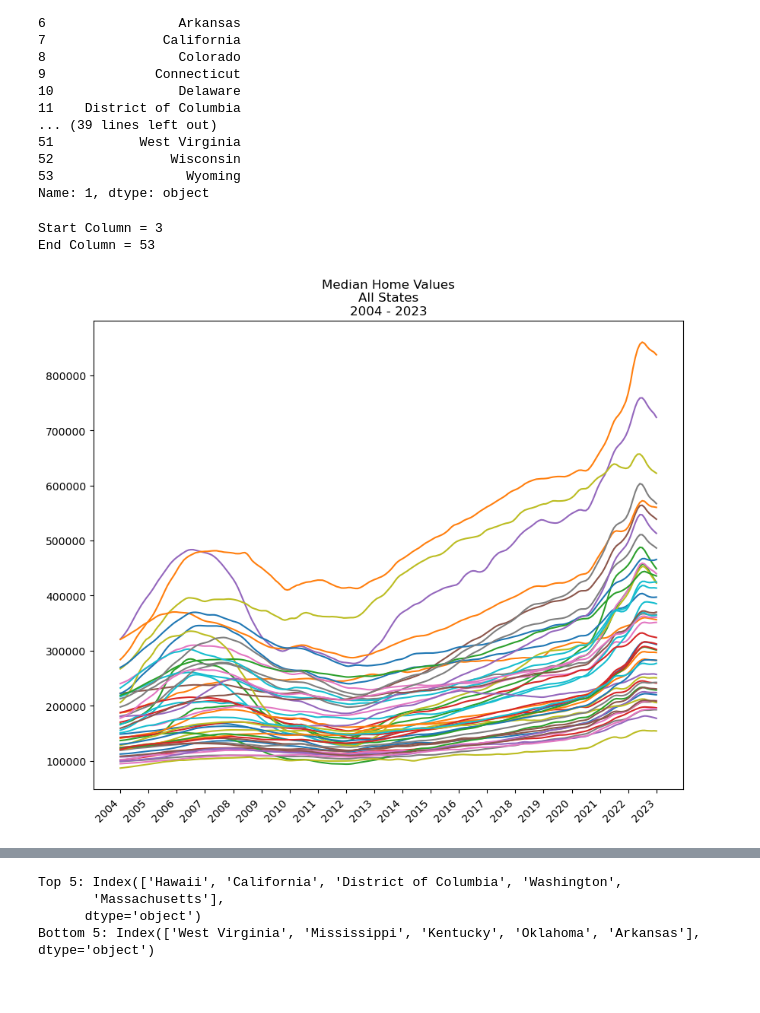
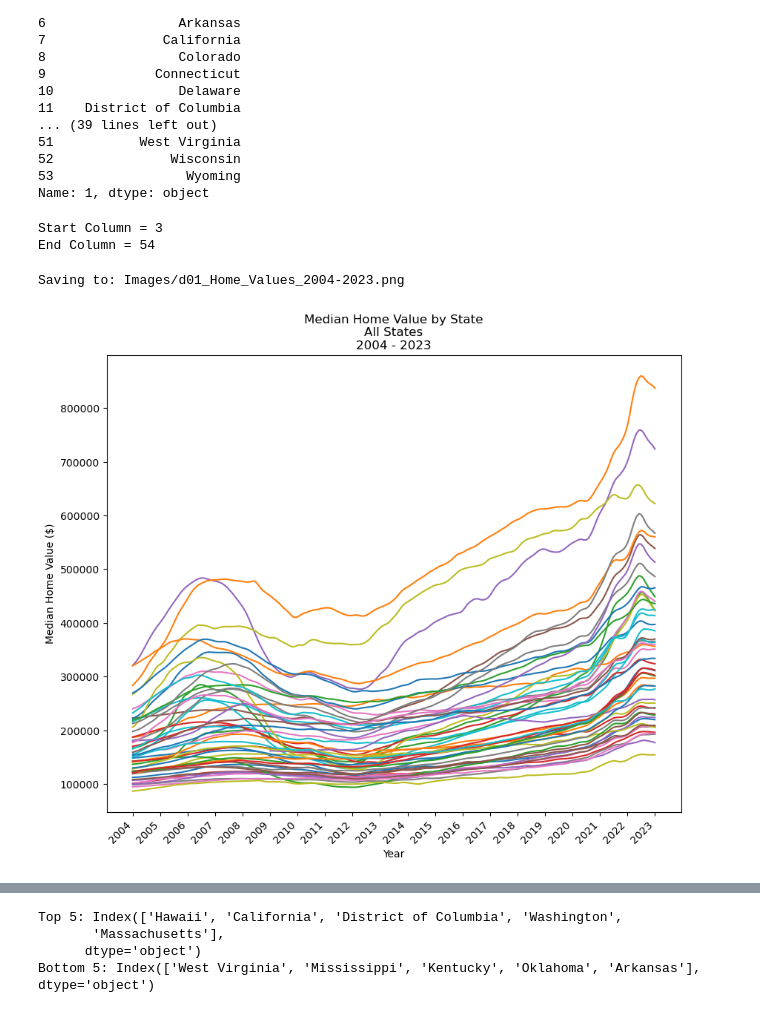
Before and after one commit to d-burke-data/Project_01, a Jupyter notebook: Work_David/Home_Value_vs_Median_Income.ipynb, the cells around one changed output, grey strips where cells are left out. Drawn from its saved outputs; the diff is of its cells as text; code cells hidden in the pictures.

```diff
--- a/Work_David/Home_Value_vs_Median_Income.ipynb
+++ b/Work_David/Home_Value_vs_Median_Income.ipynb
@@ -8,3 +13,13 @@ import pprint as pprint
+# %%
+figure_count = 0
+
+def save_figure(fig_count, path, filename):
+    fig_count = fig_count + 1
+    figure_code = f"d{fig_count:02d}_"
+    full_path = f"{path}/{figure_code}{filename}"
+    print(f"Saving to: {full_path}")
+    plt.savefig(full_path)
+    return fig_count
 # %%
 # Read home value data
 
@@ -85,20 +113,25 @@ print(inc_column_pair[1])
 Name: 1, dtype: object
 # %%
 start_column = hv_column_pair[hv_column_pair == 'Alabama'].first_valid_index()
-end_column = hv_column_pair[hv_column_pair == 'Wyoming'].first_valid_index()
+end_column = hv_column_pair[hv_column_pair == 'Wyoming'].first_valid_index() + 1
 print(f"Start Column = {start_column}\nEnd Column = {end_column}")
 # %% [output]
 Start Column = 3
-End Column = 53
+End Column = 54
 # %%
 plt.figure(figsize=(10,8))
 #home_value_df = home_value_df.set_index('Date')
 plt.plot(home_value_df.iloc[:,start_column:end_column])
 
 fig_xticks = range(0, len(home_value_df), 12)
 fig_labels = home_value_df['Year'][::12]
 plt.xticks(fig_xticks, labels=fig_labels, rotation=45, horizontalalignment='right')
-plt.title(f"Median Home Values\nAll States\n{fig_labels.iloc[0]} - {fig_labels.iloc[-1]}")
+plt.title(f"Median Home Value by State\nAll States\n{fig_labels.iloc[0]} - {fig_labels.iloc[-1]}")
+plt.xlabel("Year")
+plt.ylabel("Median Home Value ($)")
+# plt.savefig("Images/Home_Values_2004-2023.png")
+figure_count = save_figure(figure_count, "Images","Home_Values_2004-2023.png")
 plt.show();
 # %% [output]
+Saving to: Images/d01_Home_Values_2004-2023.png
-[figure, old version]
+[figure, new version]
```
Also changed, not shown: parts of 24 cells of this notebook, 13 other files.
